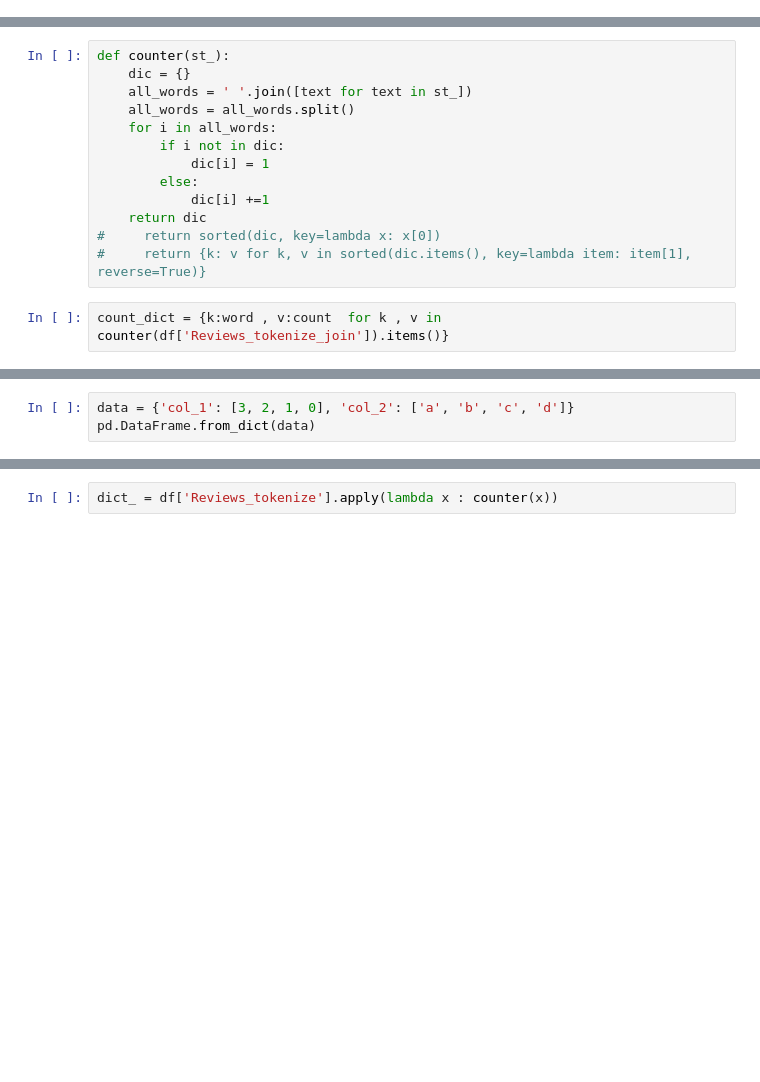
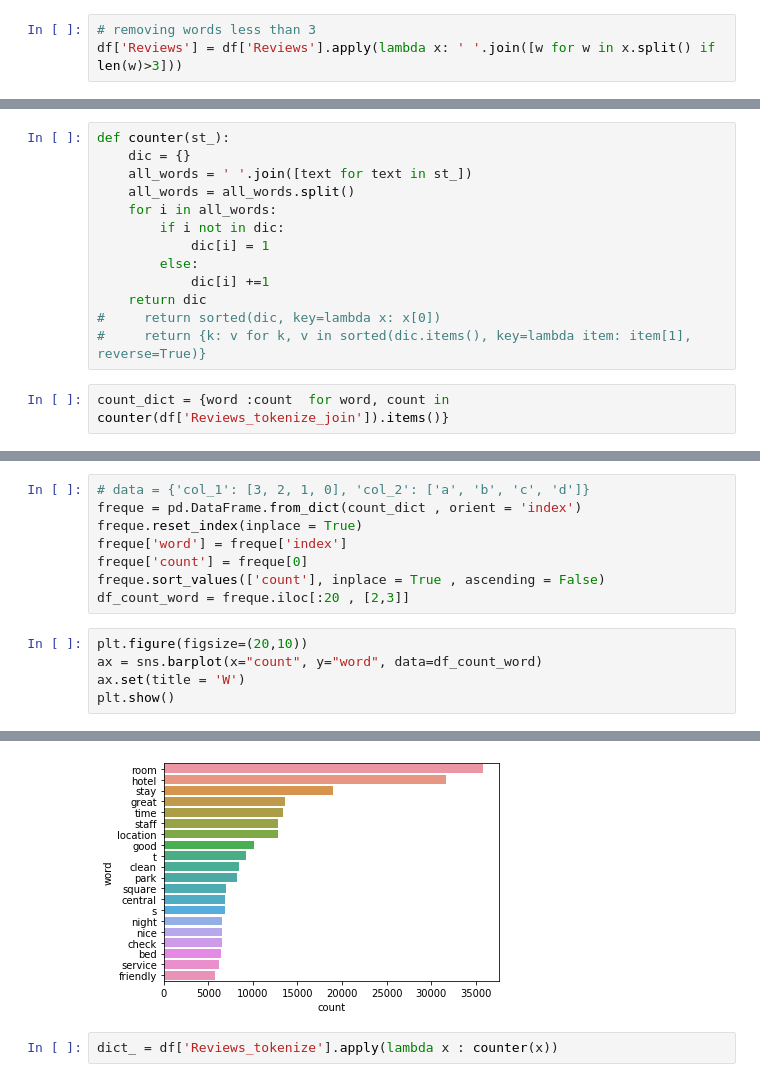
Before and after one commit to Cristinamulas/Text-Classification-And-Sentiment-Analysis-On-Hotel-Reviews, a Jupyter notebook: Text cleaning on Hotel Reviews.ipynb, the cells around one changed output, grey strips where cells are left out. Drawn from its saved outputs; the diff is of its cells as text; blank space fills up the shorter version.

Commit message:
adding plot freq

```diff
--- a/Text cleaning on Hotel Reviews.ipynb
+++ b/Text cleaning on Hotel Reviews.ipynb
@@ -49,0 +46,3 @@ df['ti'][1]
+# %%
+# removing words less than 3
+df['Reviews'] = df['Reviews'].apply(lambda x: ' '.join([w for w in x.split() if len(w)>3]))
@@ -117,4 +118,4 @@ def counter(st_):
 #     return sorted(dic, key=lambda x: x[0])
 #     return {k: v for k, v in sorted(dic.items(), key=lambda item: item[1], reverse=True)}
 # %%
-count_dict = {k:word , v:count  for k , v in counter(df['Reviews_tokenize_join']).items()}
+count_dict = {word :count  for word, count in counter(df['Reviews_tokenize_join']).items()}
@@ -123,3 +122,14 @@ SyntaxError: invalid syntax (<ipython-input-158-e4b98ccd2c96>, line 1)
-# %%
-data = {'col_1': [3, 2, 1, 0], 'col_2': ['a', 'b', 'c', 'd']}
-pd.DataFrame.from_dict(data)
+# %%
+# data = {'col_1': [3, 2, 1, 0], 'col_2': ['a', 'b', 'c', 'd']}
+freque = pd.DataFrame.from_dict(count_dict , orient = 'index')
+freque.reset_index(inplace = True)
+freque['word'] = freque['index']
+freque['count'] = freque[0]
+freque.sort_values(['count'], inplace = True , ascending = False)
+df_count_word = freque.iloc[:20 , [2,3]]
+# %%
+plt.figure(figsize=(20,10))
+ax = sns.barplot(x="count", y="word", data=df_count_word)
+ax.set(title = 'W')
+plt.show()
+# %% [output]
@@ -126,3 +137,4 @@ pd.DataFrame.from_dict(data)
+[figure, added]
 # %%
 dict_ = df['Reviews_tokenize'].apply(lambda x : counter(x))
 # %%
```
Also changed, not shown: parts of 4 cells of this notebook.
